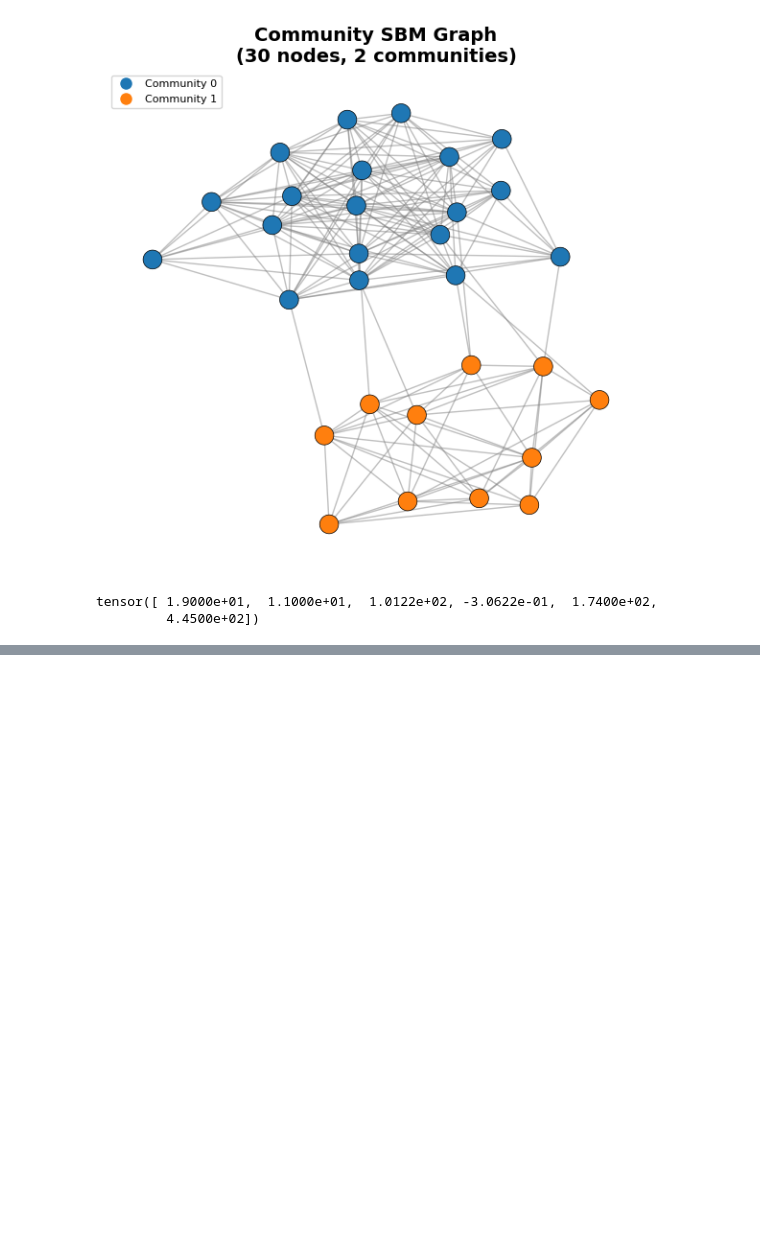
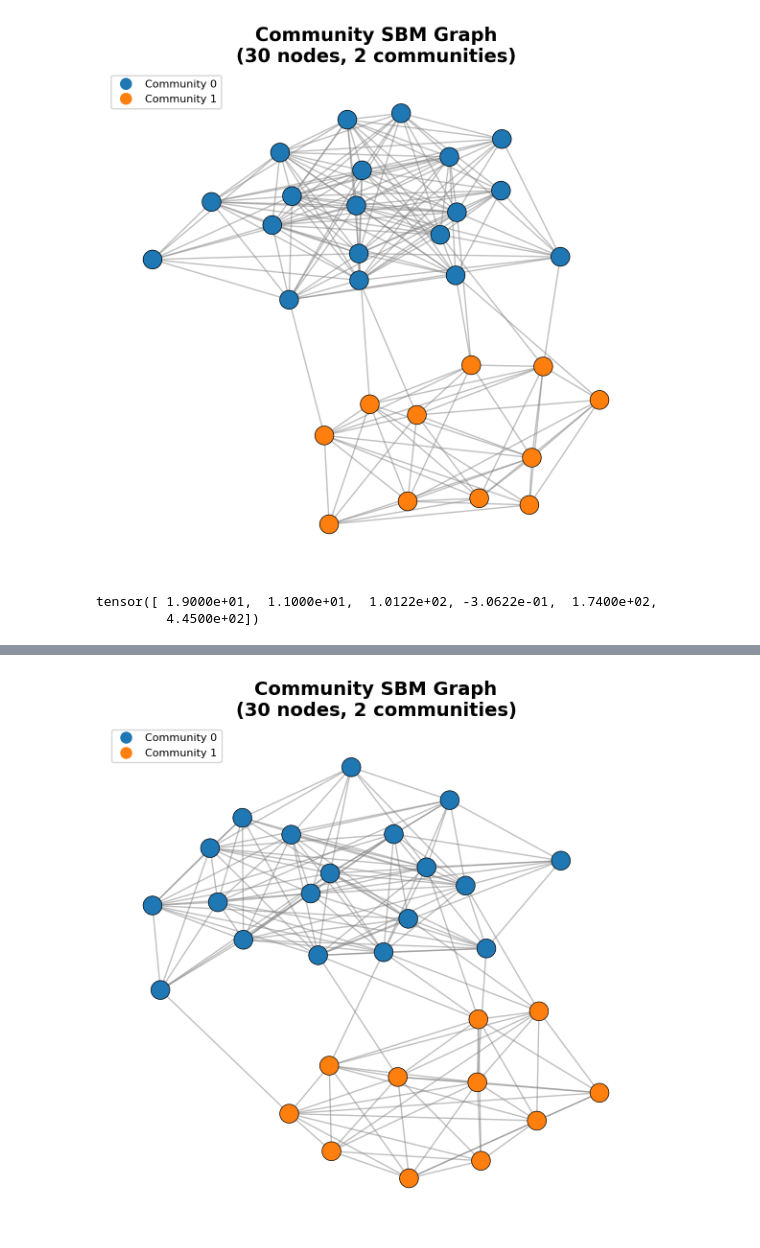
Before and after one commit to lykos98/torch-erg, a Jupyter notebook: tests.ipynb, the cells around one changed output, grey strips where cells are left out. Cells and saved outputs as stored; diff of their text form; code cells hidden in the pictures; blank space fills up the shorter version.

```diff
--- a/tests.ipynb
+++ b/tests.ipynb
@@ -141,0 +208,4 @@ _ = graph_generation.visualization.show_community_graph(return_graph[-2])
+# %%
+_ = graph_generation.visualization.show_community_graph(return_graph[-1])
+# %% [output]
+[figure, added]
```
Also changed, not shown: parts of 10 cells of this notebook, 15 other files.
